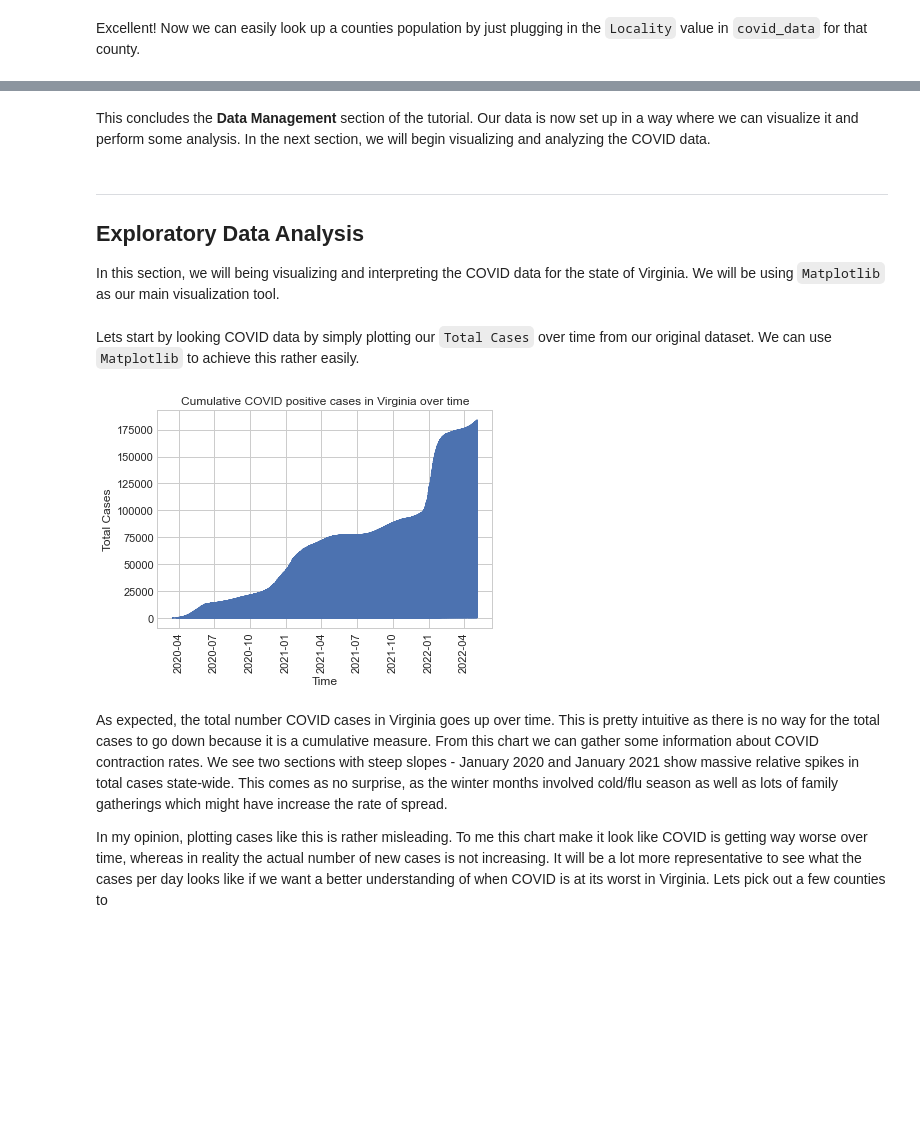
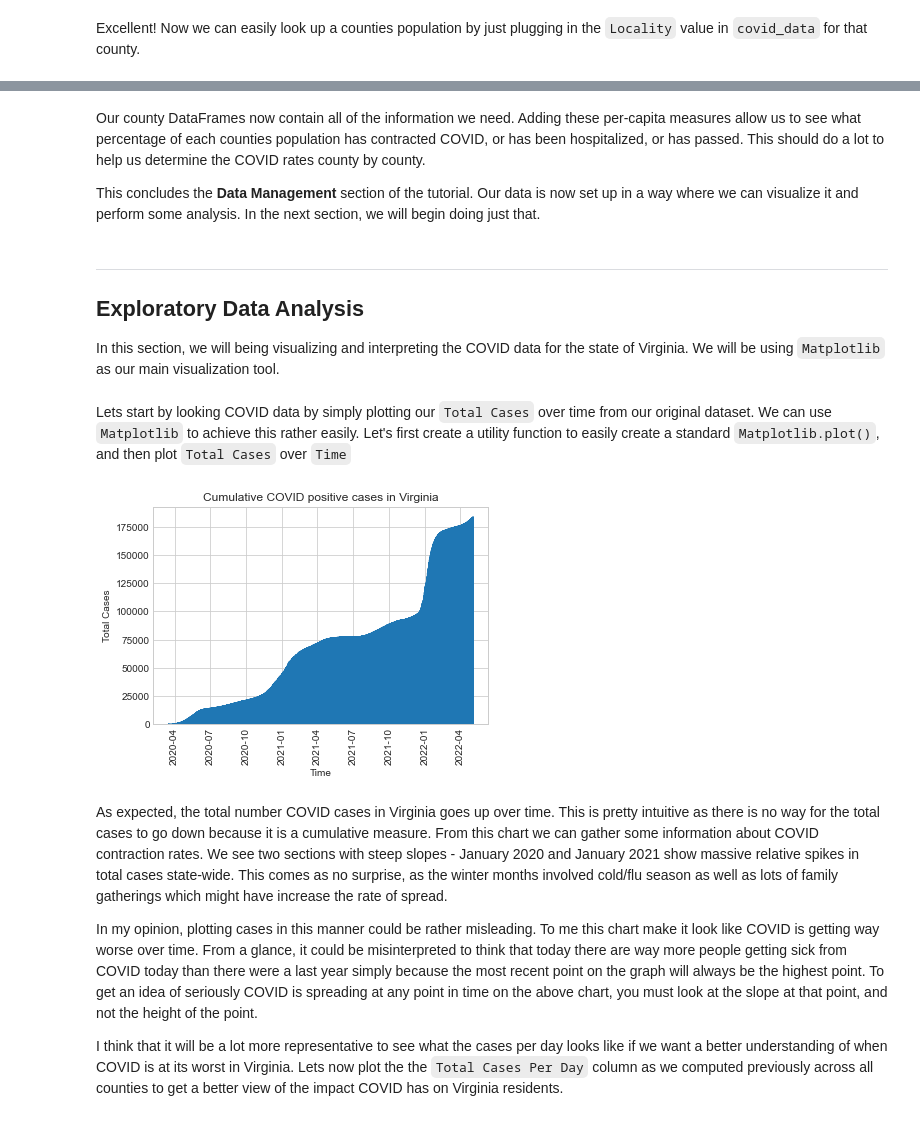
Before and after one commit to martindavid1995/Data-Science-Tutorial, a Jupyter notebook: Tutorial.ipynb, the cells around one changed output, grey strips where cells are left out. Cells and saved outputs as stored; diff of their text form; code cells hidden in the pictures; blank space fills up the shorter version.

```diff
--- a/Tutorial.ipynb
+++ b/Tutorial.ipynb
@@ -257,31 +308,40 @@ Excellent! Now we can easily look up a counties population by just plugging in t
 # %% [markdown]
-This concludes the **Data Management** section of the tutorial. Our data is now set up in a way where we can visualize it and perform some analysis. In the next section, we will begin visualizing and analyzing the COVID data.
+Our county DataFrames now contain all of the information we need. Adding these per-capita measures allow us to see what percentage of each counties population has contracted COVID, or has been hospitalized, or has passed. This should do a lot to help us determine the COVID rates county by county.
+
+This concludes the **Data Management** section of the tutorial. Our data is now set up in a way where we can visualize it and perform some analysis. In the next section, we will begin doing just that.
 # %% [markdown]
 ---
 ## Exploratory Data Analysis
 
 In this section, we will being visualizing and interpreting the COVID data for the state of Virginia. We will be using `Matplotlib` as our main visualization tool.
 # %% [markdown]
-Lets start by looking COVID data by simply plotting our `Total Cases` over time from our original dataset. We can use `Matplotlib` to achieve this rather easily.
+Lets start by looking COVID data by simply plotting our `Total Cases` over time from our original dataset. We can use `Matplotlib` to achieve this rather easily. Let's first create a utility function to easily create a standard `Matplotlib.plot()`, and then plot `Total Cases` over `Time`
 # %%
-# Create figure and axes
-fig = plt.figure()
-ax = plt.axes()
+def makePlot(frame, x_col, y_col,title):
+    # Create axes
+    ax = plt.axes()
 
-# Plot with x axis as time and y axis as total cases
-ax.plot(covid_data["DateTime"], covid_data["Total Cases"])
+    # Extract and plot the values
+    x = frame[x_col]
+    y = frame[y_col]
+    ax.plot(x,y)
 
-# Set labels and title
-plt.xlabel("Time")
-plt.ylabel("Total Cases")
-plt.title("Cumulative COVID positive cases in Virginia over time")
-
-# Rotate ticks
-plt.xticks(rotation=90)
-plt.show()
+    # Set labels and title
+    plt.xlabel(x_col)
+    plt.ylabel(y_col)
+    plt.title(title)
+    # Rotate ticks
+    plt.xticks(rotation=90)
+    # Set the lower bound of the y-axis to 0
+    plt.ylim(0)
+    plt.show()
-# %% [output]
-[figure, removed]
+# %%
+makePlot(covid_data, "Time", "Total Cases", "Cumulative COVID positive cases in Virginia")
+# %% [output]
+[figure, added]
 # %% [markdown]
 As expected, the total number COVID cases in Virginia goes up over time. This is pretty intuitive as there is no way for the total cases to go down because it is a cumulative measure. From this chart we can gather some information about COVID contraction rates. We see two sections with steep slopes - January 2020 and January 2021 show massive relative spikes in total cases state-wide. This comes as no surprise, as the winter months involved cold/flu season as well as lots of family gatherings which might have increase the rate of spread.
 
-In my opinion, plotting cases like this is rather misleading. To me this chart make it look like COVID is getting way worse over time, whereas in reality the actual number of new cases is not increasing. It will be a lot more representative to see what the cases per day looks like if we want a better understanding of when COVID is at its worst in Virginia. Lets pick out a few counties to
+In my opinion, plotting cases in this manner could be rather misleading. To me this chart make it look like COVID is getting way worse over time. From a glance, it could be misinterpreted to think that today there are way more people getting sick from COVID today than there were a last year simply because the most recent point on the graph will always be the highest point. To get an idea of seriously COVID is spreading at any point in time on the above chart, you must look at the slope at that point, and not the height of the point.
+
+I think that it will be a lot more representative to see what the cases per day looks like if we want a better understanding of when COVID is at its worst in Virginia. Lets now plot the the `Total Cases Per Day` column as we computed previously across all counties to get a better view of the impact COVID has on Virginia residents.
```
Also changed, not shown: parts of 22 cells of this notebook, 2 other files.
